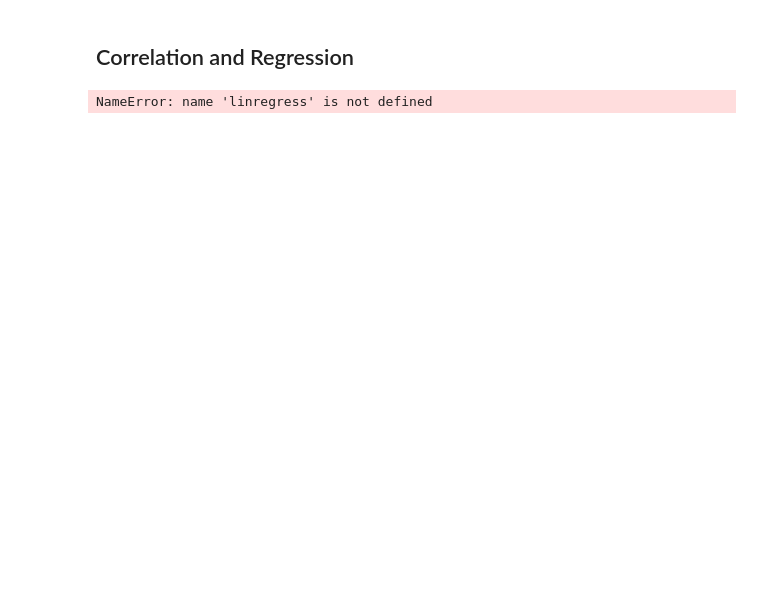
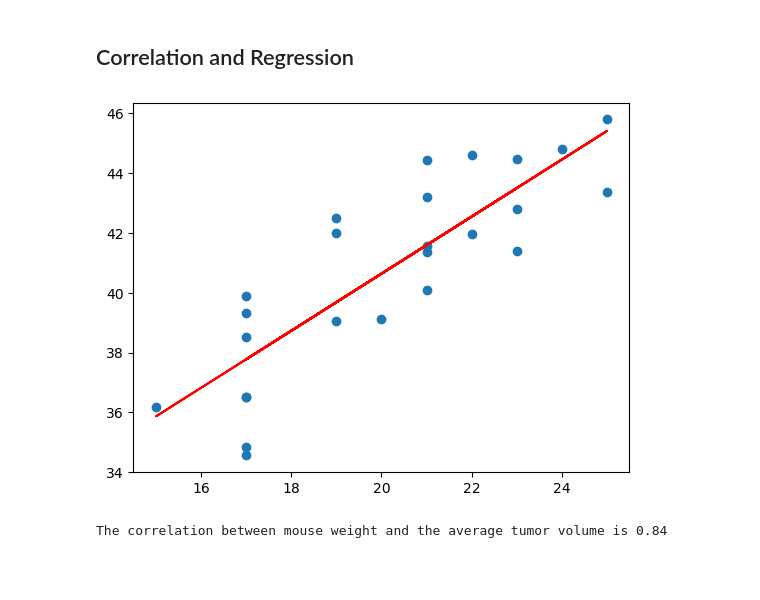
Before and after one commit to christian-a-smith/module-5-challenge, a Jupyter notebook: Starter_Code/Pymaceuticals/Christian-Smith-code.ipynb, the cells around one changed output. Drawn from its saved outputs; the diff is of its cells as text; code cells hidden in the pictures; blank space fills up the shorter version.

```diff
--- a/Starter_Code/Pymaceuticals/Christian-Smith-code.ipynb
+++ b/Starter_Code/Pymaceuticals/Christian-Smith-code.ipynb
@@ -259,16 +263,25 @@ plt.show()
 # %%
 # Calculate the correlation coefficient and a linear regression model
 # for mouse weight and average observed tumor volume for the entire Capomulin regimen
-x_values = capomulin_rows["Weight (g)"]
-y_values = capomulin_rows["Tumor Volume (mm3)"]
+#dependencies
+from scipy.stats import linregress
+from sklearn import datasets
+
+x_values = avg_weight
+y_values = avg_tumor_volume
 (slope, intercept, rvalue, pvalue, stderr) = linregress(x_values, y_values)
 regress_values = x_values * slope + intercept
 line_eq = "y = " + str(round(slope,2)) + "x + " + str(round(intercept,2))
 plt.scatter(x_values,y_values)
 plt.plot(x_values,regress_values,"r-")
 plt.annotate(line_eq,(0,50),fontsize=15,color="red")
 plt.show()
 # %% [output]
-NameError: name 'linregress' is not defined
+[figure, added]
+# %%
+correlation = st.pearsonr(avg_weight, avg_tumor_volume)
+print(f"The correlation between mouse weight and the average tumor volume is {round(correlation[0],2)}")
+# %% [output]
+The correlation between mouse weight and the average tumor volume is 0.84
 # %% [markdown]
 #
```
Also changed, not shown: parts of 2 cells of this notebook, 3 other files.
